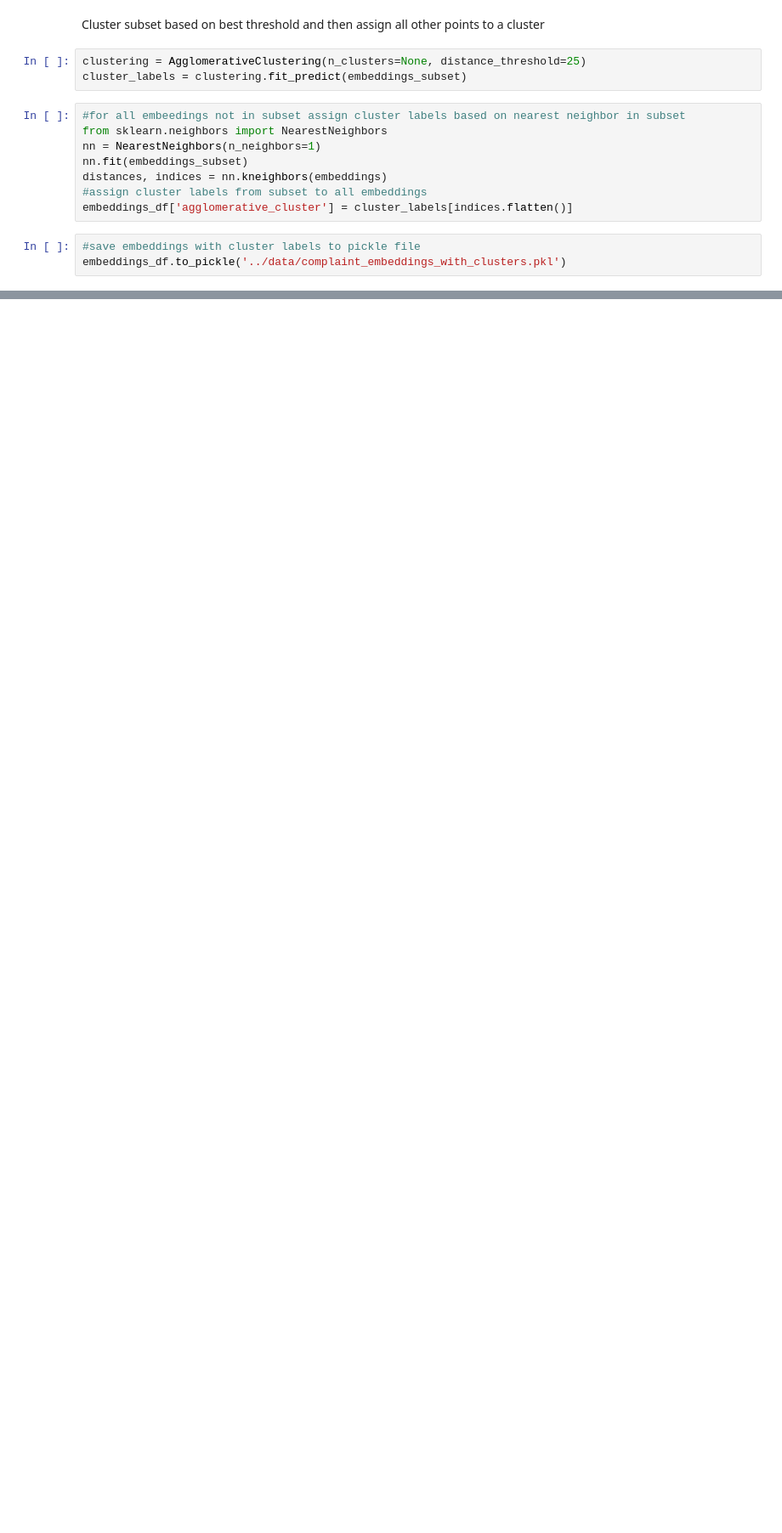
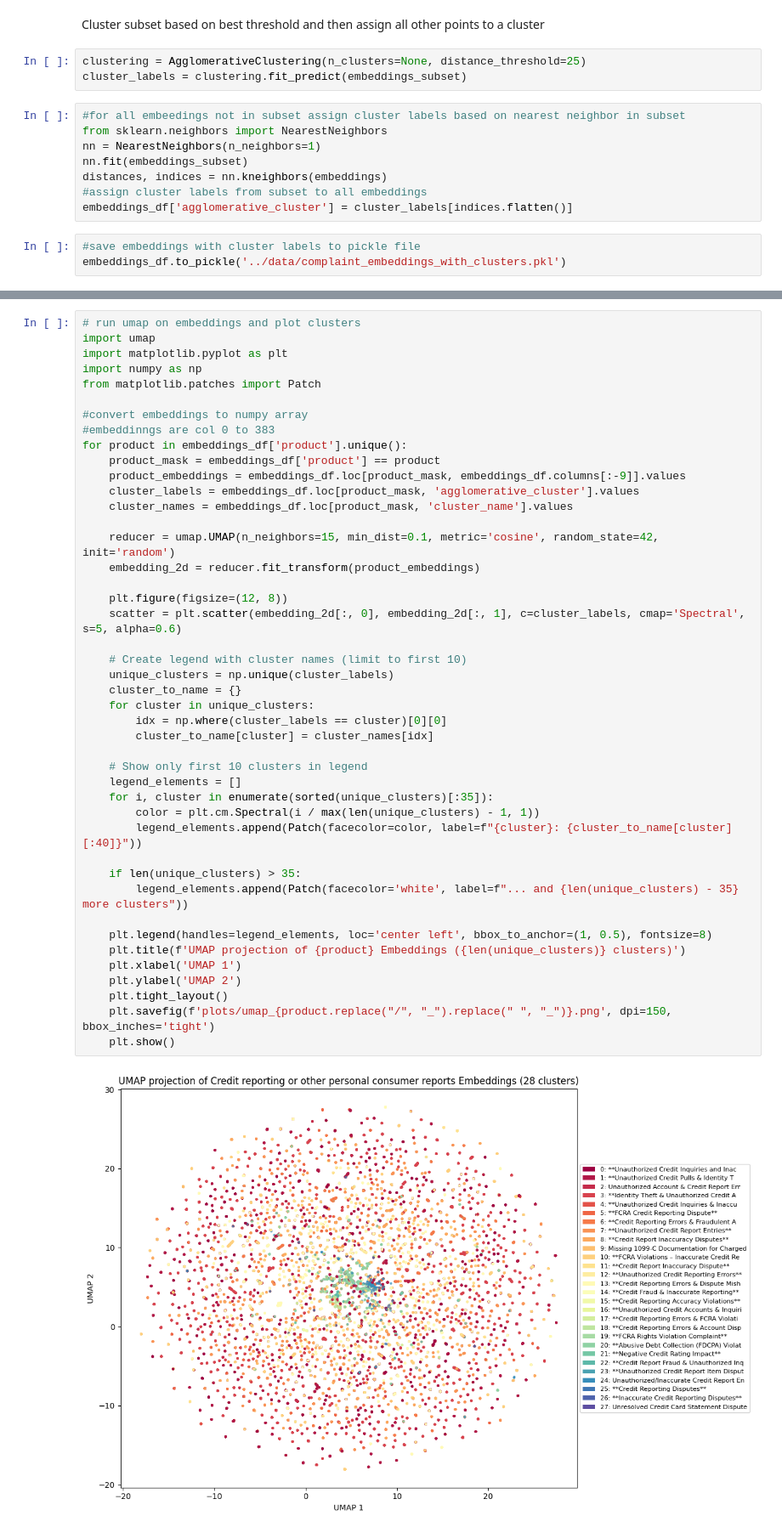
Before and after one commit to Whdgurtler/complaints, a Jupyter notebook: load_complaint_data.ipynb, the cells around one changed output, grey strips where cells are left out. Shown at 85% size. Drawn from its saved outputs; the diff is of its cells as text; blank space fills up the shorter version.

Commit message:
plotting and redoo naming that didnt save

```diff
--- a/load_complaint_data.ipynb
+++ b/load_complaint_data.ipynb
@@ -397,0 +245,46 @@ ChatCompletionOutputMessage(role='assistant', content='The word **“huggingface
+# %%
+# run umap on embeddings and plot clusters
+import umap
+import matplotlib.pyplot as plt
+import numpy as np
+from matplotlib.patches import Patch
+
+#convert embeddings to numpy array
+#embeddinngs are col 0 to 383
+for product in embeddings_df['product'].unique():
+    product_mask = embeddings_df['product'] == product
+    product_embeddings = embeddings_df.loc[product_mask, embeddings_df.columns[:-9]].values
+    cluster_labels = embeddings_df.loc[product_mask, 'agglomerative_cluster'].values
+    cluster_names = embeddings_df.loc[product_mask, 'cluster_name'].values
+
+    reducer = umap.UMAP(n_neighbors=15, min_dist=0.1, metric='cosine', random_state=42, init='random')
+    embedding_2d = reducer.fit_transform(product_embeddings)
+
+    plt.figure(figsize=(12, 8))
+    scatter = plt.scatter(embedding_2d[:, 0], embedding_2d[:, 1], c=cluster_labels, cmap='Spectral', s=5, alpha=0.6)
+
+    # Create legend with cluster names (limit to first 10)
+    unique_clusters = np.unique(cluster_labels)
+    cluster_to_name = {}
+    for cluster in unique_clusters:
+        idx = np.where(cluster_labels == cluster)[0][0]
+        cluster_to_name[cluster] = cluster_names[idx]
+
+    # Show only first 10 clusters in legend
+    legend_elements = []
+    for i, cluster in enumerate(sorted(unique_clusters)[:35]):
+        color = plt.cm.Spectral(i / max(len(unique_clusters) - 1, 1))
+        legend_elements.append(Patch(facecolor=color, label=f"{cluster}: {cluster_to_name[cluster][:40]}"))
+
+    if len(unique_clusters) > 35:
+        legend_elements.append(Patch(facecolor='white', label=f"... and {len(unique_clusters) - 35} more clusters"))
+
+    plt.legend(handles=legend_elements, loc='center left', bbox_to_anchor=(1, 0.5), fontsize=8)
+    plt.title(f'UMAP projection of {product} Embeddings ({len(unique_clusters)} clusters)')
+    plt.xlabel('UMAP 1')
+    plt.ylabel('UMAP 2')
+    plt.tight_layout()
+    plt.savefig(f'plots/umap_{product.replace("/", "_").replace(" ", "_")}.png', dpi=150, bbox_inches='tight')
+    plt.show()
+# %% [output]
+[figure, added]
```
Also changed, not shown: parts of 20 cells of this notebook, 13 other files.
